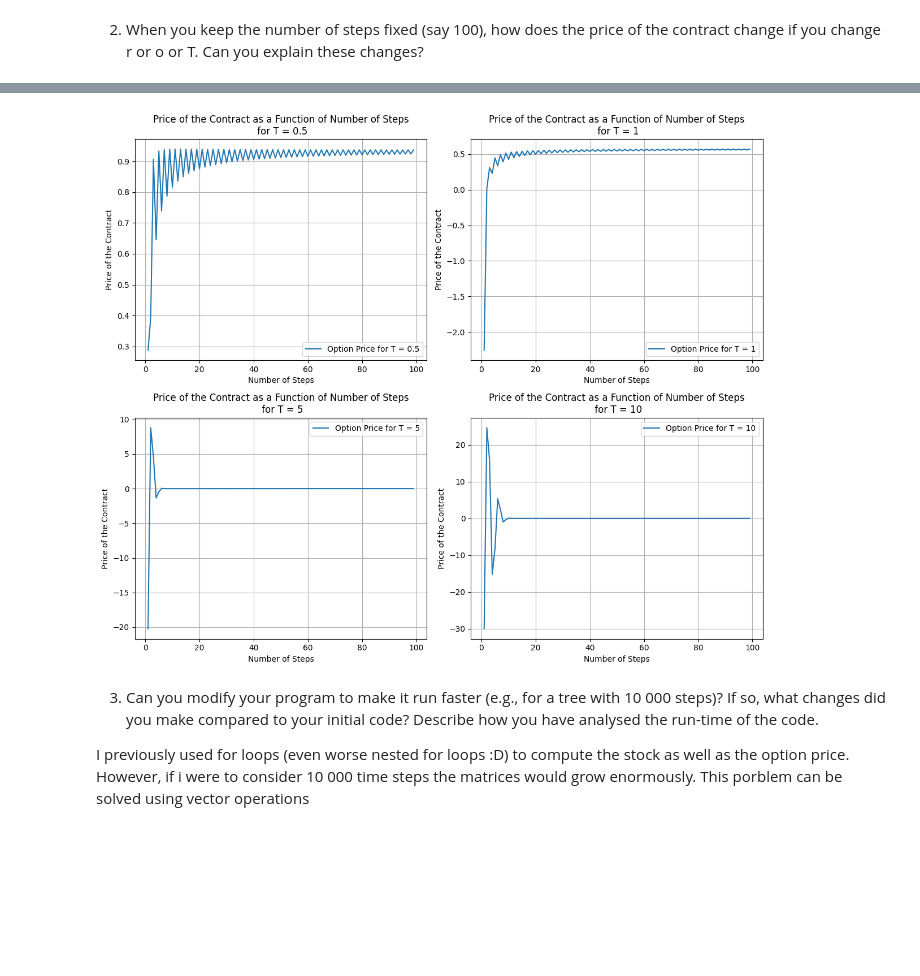
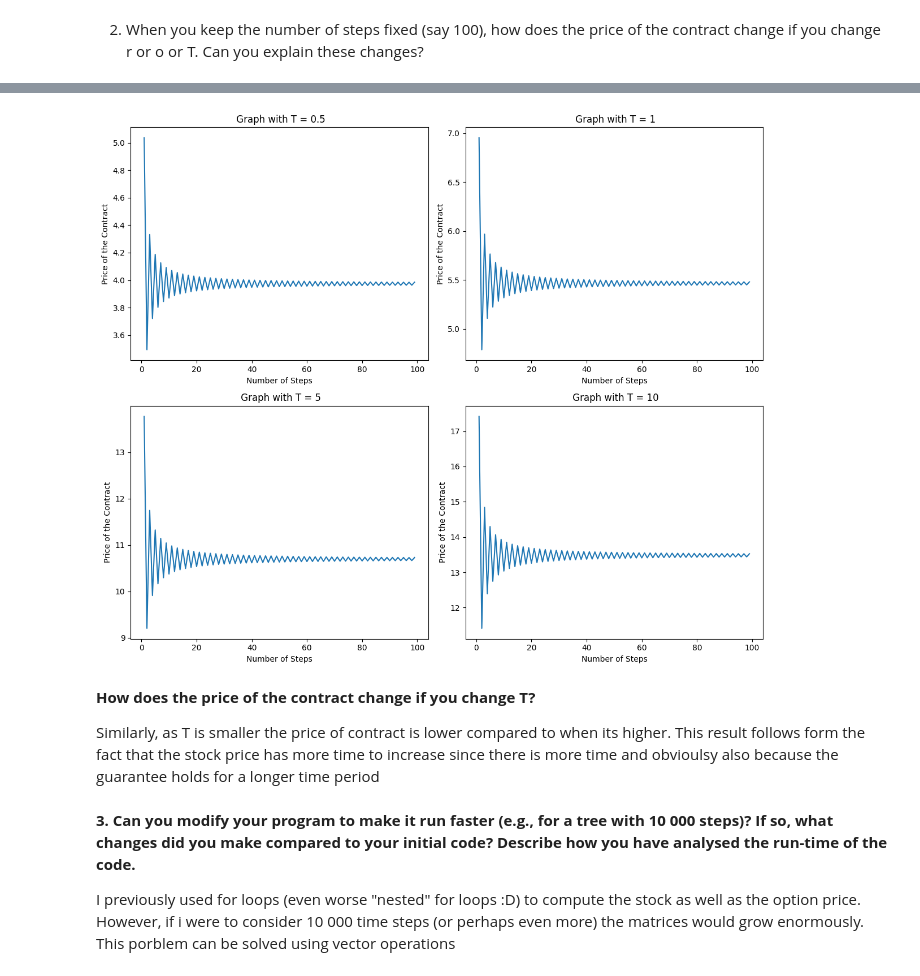
Before and after one commit to ashademeij/MathematicalFinance, a Jupyter notebook: BinomialTree.ipynb, the cells around one changed output, grey strips where cells are left out. Drawn from its saved outputs; the diff is of its cells as text; code cells hidden in the pictures; blank space fills up the shorter version.

```diff
--- a/BinomialTree.ipynb
+++ b/BinomialTree.ipynb
@@ -54,7 +50,7 @@ def get_optionPrice(r, sigma, T, guarantee, n):
     contractPrice = np.zeros((n+1, n+1))
 
     for i in range(n+1):
-         contractPrice[n,i] = np.maximum(guarantee - stockValues[n,i], 0)
+         contractPrice[n,i] = np.maximum(0, guarantee - stockValues[n,i])
 
     for i in range(n - 1, -1, -1):
         for j in range(i+1):
@@ -87,23 +87,19 @@ steps.
 contract change if you change r or o or T. Can you explain these changes?
 # %%
 # First we can check for different numbers of r
-r_values = [0.01, 0.05, 0.1, 0.2]  # Different values of interest rate for each subplot
+step_counts = range(1, 100)
+r_values = [0.001, 0.01, 0.1, 0.2]
 
-
-# Creating subplots
 fig, axes = plt.subplots(2, 2, figsize=(12, 10))
 axes = axes.flatten()
 
-# Looping through each r value and generating the corresponding plot
 for i, r in enumerate(r_values):
-    # Calculating the option price for each r
     prices = [get_optionPrice(r, sigma, T, guarantee, n) for n in step_counts]
 
-    axes[i].plot(step_counts, prices, label=f'Option Price for r = {r}')
+    axes[i].plot(step_counts, prices)
     axes[i].set_xlabel('Number of Steps')
     axes[i].set_ylabel('Price of the Contract')
-    axes[i].set_title(f'Price of the Contract pattern for r = {r}')
-    axes[i].legend()
+    axes[i].set_title(f'Graph with r = {r}')
 
 plt.tight_layout()
 plt.show()
@@ -111,0 +111,18 @@ plt.show()
+# %%
+# Now we can check for different numbers of sigma
+step_counts = range(1, 100)
+sigma_values = [0.01, 0.05, 0.1, 0.5]
+
+fig, axes = plt.subplots(2, 2, figsize=(12, 10))
+axes = axes.flatten()
+
+for i, sigma in enumerate(sigma_values):
+    prices = [get_optionPrice(r, sigma, T, guarantee, n) for n in step_counts]
+
+    axes[i].plot(step_counts, prices)
+    axes[i].set_xlabel('Number of Steps')
+    axes[i].set_ylabel('Price of the Contract')
+    axes[i].set_title(f'Graph with sigma = {sigma}')
+
+plt.tight_layout()
+plt.show()
@@ -112,32 +135,29 @@ plt.show()
 # %%
 # Now we can do the same for different numbers of T
 T_values = [0.5, 1, 5, 10]
 
-# Creating subplots
 fig, axes = plt.subplots(2, 2, figsize=(12, 10))
 axes = axes.flatten()
 
-# Looping through each T value and generating the corresponding plot
 for i, T in enumerate(T_values):
-    # Calculate option prices as a function of number of steps for each T
     prices = [get_optionPrice(r, sigma, T, guarantee, n) for n in step_counts]
 
-    # Plotting each result in its respective subplot
     axes[i].plot(step_counts, prices, label=f'Option Price for T = {T}')
     axes[i].set_xlabel('Number of Steps')
     axes[i].set_ylabel('Price of the Contract')
-    axes[i].set_title(f'Price of the Contract as a Function of Number of Steps\n for T = {T}')
-    axes[i].legend()
-    axes[i].grid(True)
+    axes[i].set_title(f' Graph with T = {T}')
 
-# Adjust layout
 plt.tight_layout()
 plt.show()
 # %% [output]
-[figure, old version]
+[figure, new version]
+# %% [markdown]
+**How does the price of the contract change if you change T?**
+
+Similarly, as T is smaller the price of contract is lower compared to when its higher. This result follows form the fact that the stock price has more time to increase since there is more time and obvioulsy also because the guarantee holds for a longer time period
 # %% [markdown]
-3. Can you modify your program to make it run faster (e.g., for a tree with 10 000
+**3. Can you modify your program to make it run faster (e.g., for a tree with 10 000
 steps)? If so, what changes did you make compared to your initial code? Describe
-how you have analysed the run-time of the code.
+how you have analysed the run-time of the code.**
 
-I previously used for loops (even worse nested for loops :D) to compute the stock as well as the option price. However, if i were to consider 10 000 time steps the matrices would grow enormously. This porblem can be solved using vector operations
+I previously used for loops (even worse "nested" for loops :D) to compute the stock as well as the option price. However, if i were to consider 10 000 time steps (or perhaps even more) the matrices would grow enormously. This porblem can be solved using vector operations
```
Also changed, not shown: parts of 7 cells of this notebook.
